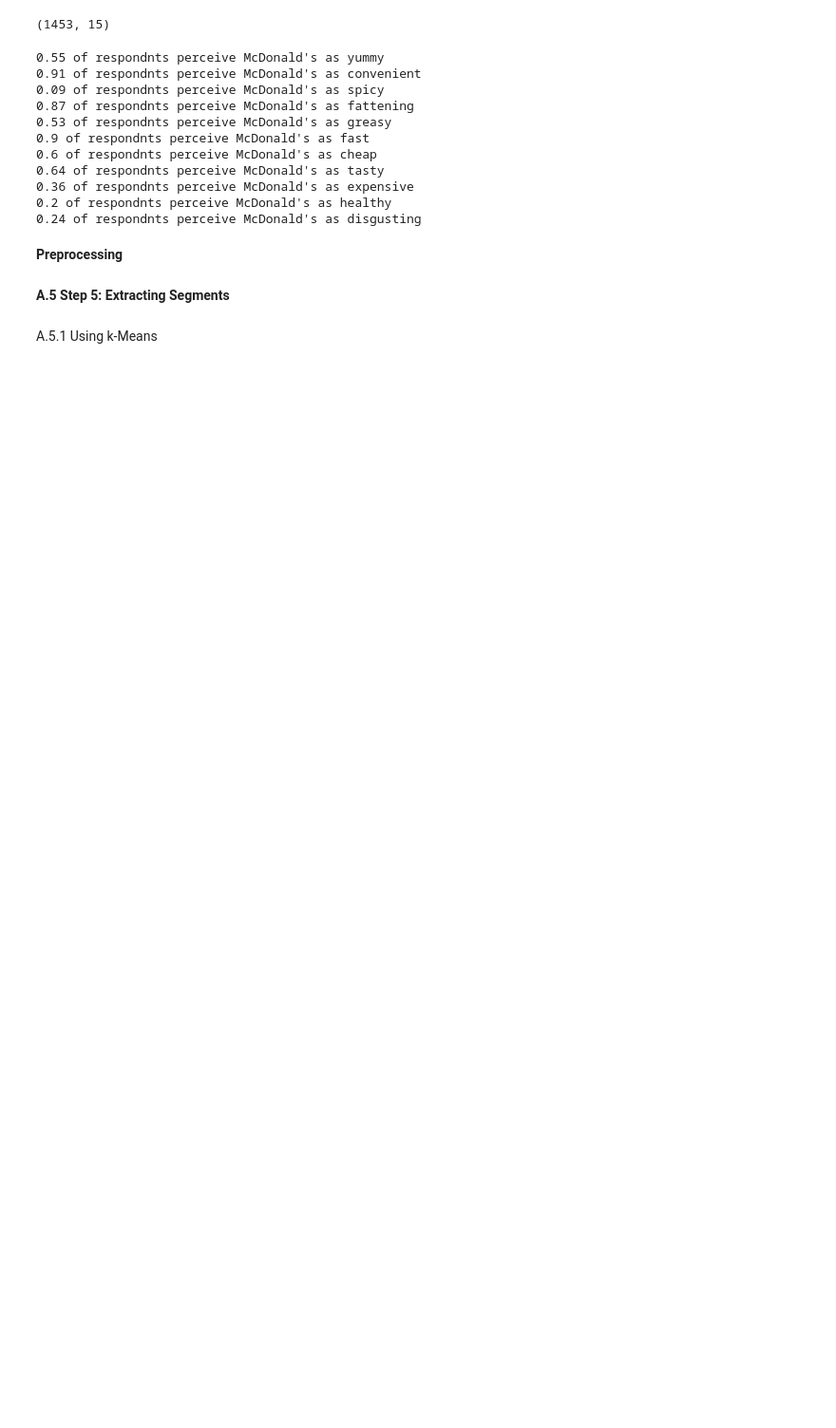
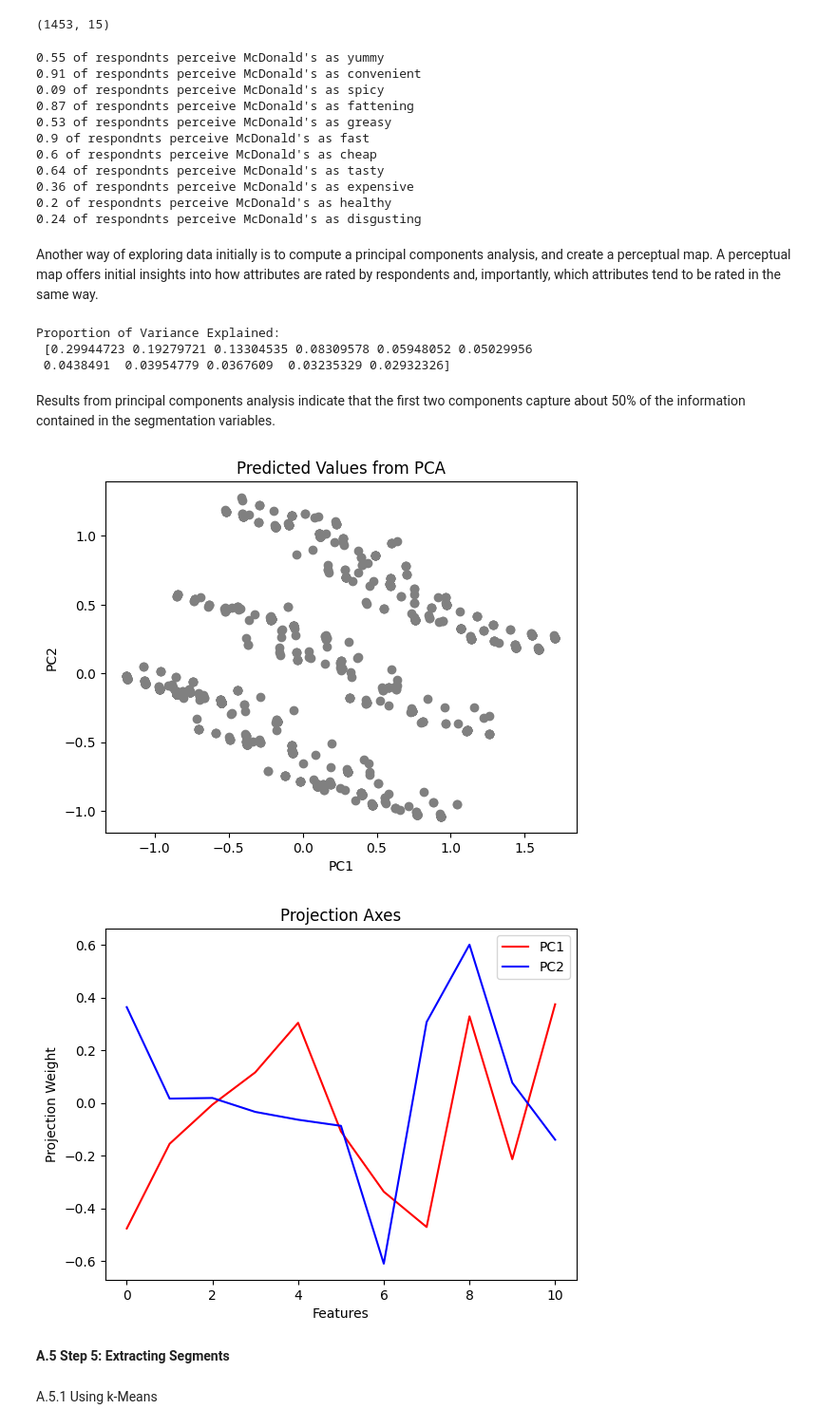
Before and after one commit to achyutraghavan/feynn-labs, a Jupyter notebook: McDonalds_Market_Segmentation.ipynb, the cells around one changed output. Shown at 95% size. Cells and saved outputs as stored; diff of their text form; code cells hidden in the pictures; blank space fills up the shorter version.

```diff
--- a/McDonalds_Market_Segmentation.ipynb
+++ b/McDonalds_Market_Segmentation.ipynb
@@ -44,5 +56,3 @@ for i in range (11):
 0.36 of respondnts perceive McDonald's as expensive
 0.2 of respondnts perceive McDonald's as healthy
 0.24 of respondnts perceive McDonald's as disgusting
-# %% [markdown]
-**Preprocessing**
@@ -57,3 +59,39 @@ for i in features:
+# %% [markdown]
+Another way of exploring data initially is to compute a principal components analysis, and create a perceptual map. A perceptual map offers initial insights into how attributes are rated by respondents and, importantly, which attributes tend to be
+rated in the same way.
+# %%
+from sklearn.decomposition import PCA
+pca = PCA()
+
+df3 = df[['yummy', 'convenient', 'spicy', 'fattening', 'greasy', 'fast', 'cheap', 'tasty', 'expensive', 'healthy', 'disgusting']].copy()
+
+MD_pca = pca.fit_transform(df3)
+
+explained_variance_ratio = pca.explained_variance_ratio_
+print("Proportion of Variance Explained:\n", explained_variance_ratio)
+# %% [output]
+Proportion of Variance Explained:
+ [0.29944723 0.19279721 0.13304535 0.08309578 0.05948052 0.05029956
+ 0.0438491  0.03954779 0.0367609  0.03235329 0.02932326]
+# %% [markdown]
+Results from principal components analysis indicate that the first two components capture about 50% of the information contained in the segmentation variables.
+# %%
+plt.scatter(MD_pca[:, 0], MD_pca[:, 1], color='grey')
+plt.xlabel('PC1')
+plt.ylabel('PC2')
+plt.title('Predicted Values from PCA')
+plt.show()
+
+plt.plot(pca.components_[0], color='red', label='PC1')
+plt.plot(pca.components_[1], color='blue', label='PC2')
+plt.xlabel('Features')
+plt.ylabel('Projection Weight')
+plt.title('Projection Axes')
+plt.legend()
+plt.show()
+# %% [output]
+[figure, added]
+[figure, added]
 # %% [markdown]
 **A.5 Step 5: Extracting Segments**
 # %% [markdown]
```
Also changed, not shown: parts of 9 cells of this notebook.
